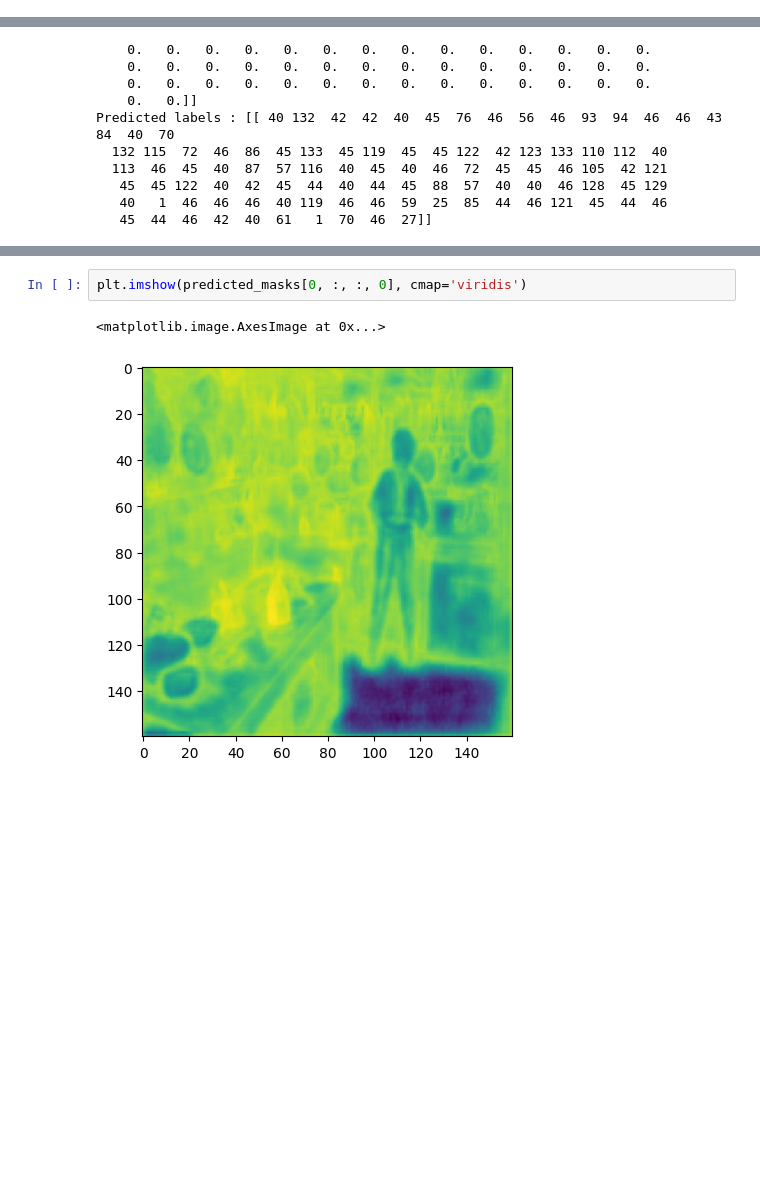
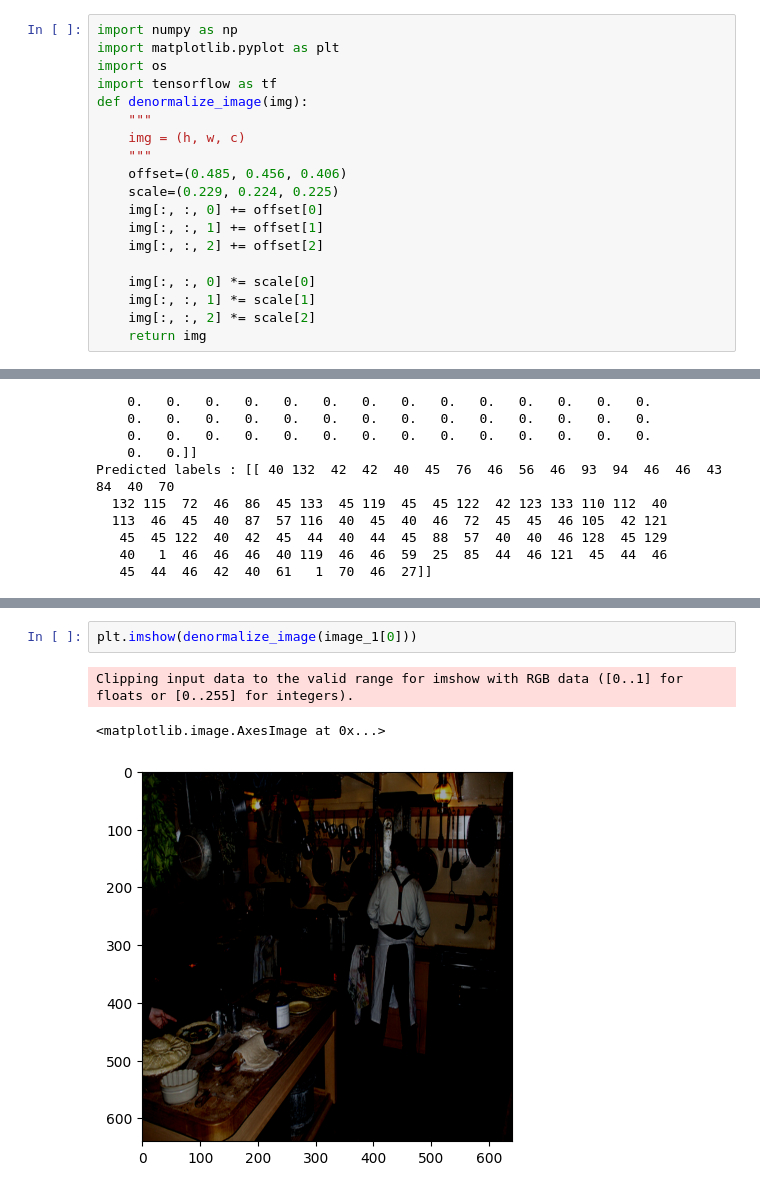
Before and after one commit to PurdueDualityLab/tf-maskformer, a Jupyter notebook: models/official/projects/maskformer/viz_maskformer.ipynb, the cells around one changed output, grey strips where cells are left out. Drawn from its saved outputs; the diff is of its cells as text; blank space fills up the shorter version.

```diff
--- a/models/official/projects/maskformer/viz_maskformer.ipynb
+++ b/models/official/projects/maskformer/viz_maskformer.ipynb
@@ -4,0 +1,19 @@ import os
+# %%
+import numpy as np
+import matplotlib.pyplot as plt
+import os
+import tensorflow as tf
+def denormalize_image(img):
+    """
+    img = (h, w, c)
+    """
+    offset=(0.485, 0.456, 0.406)
+    scale=(0.229, 0.224, 0.225)
+    img[:, :, 0] += offset[0]
+    img[:, :, 1] += offset[1]
+    img[:, :, 2] += offset[2]
+
+    img[:, :, 0] *= scale[0]
+    img[:, :, 1] *= scale[1]
+    img[:, :, 2] *= scale[2]
+    return img
@@ -43,5 +69,6 @@ Predicted labels : [[ 40 132  42  42  40  45  76  46  56  46  93  94  46  46  43
 # %%
-plt.imshow(predicted_masks[0, :, :, 0], cmap='viridis')
+plt.imshow(denormalize_image(image_1[0]))
 # %% [output]
-<matplotlib.image.AxesImage at 0x...>
+Clipping input data to the valid range for imshow with RGB data ([0..1] for floats or [0..255] for integers).
+<matplotlib.image.AxesImage at 0x...>
-[figure, old version]
+[figure, new version]
```
Also changed, not shown: parts of 4 cells of this notebook, 1 other file.
